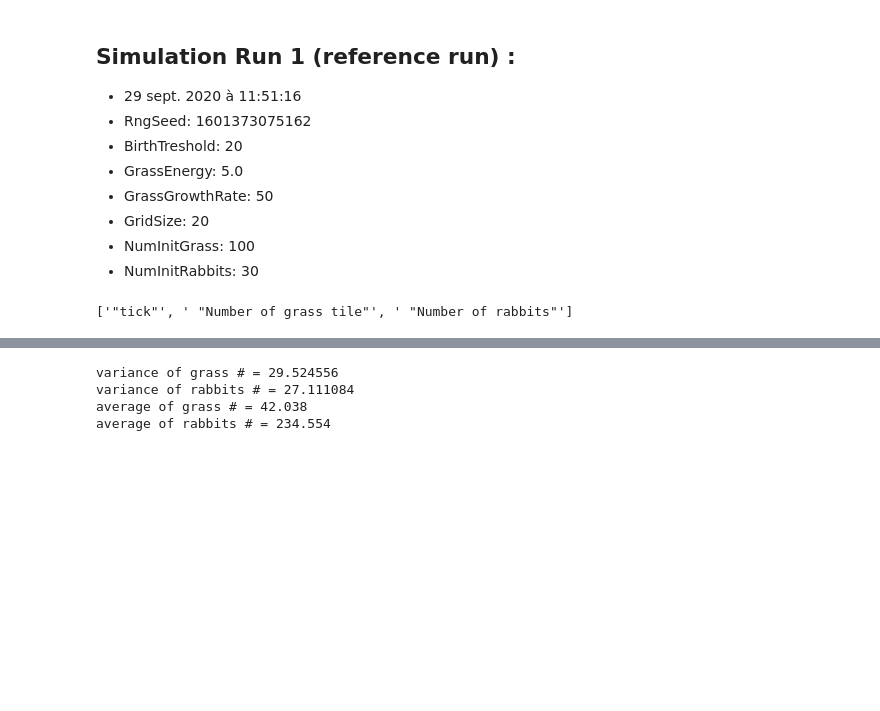
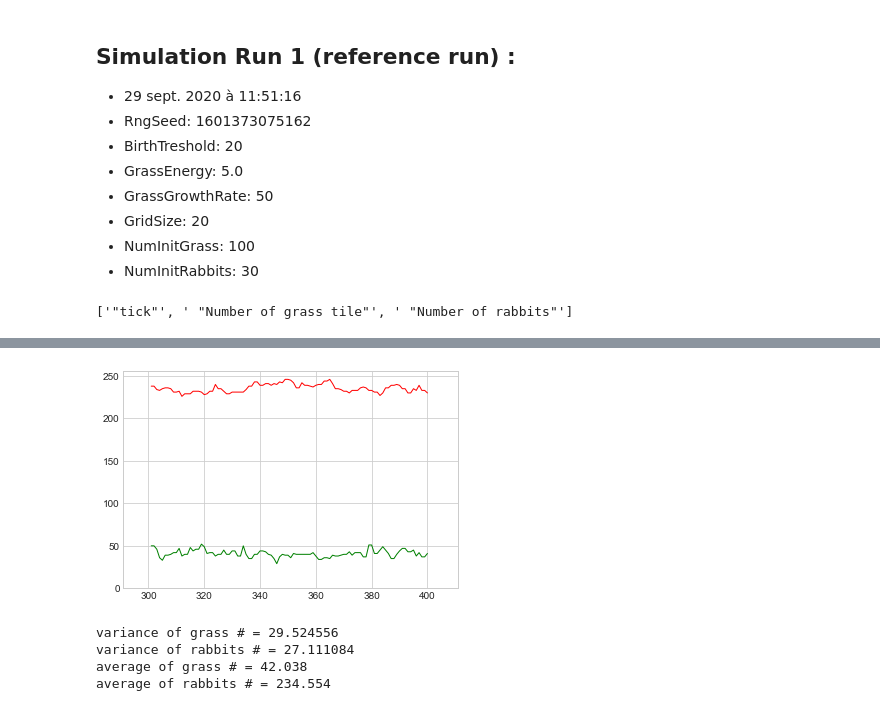
Before and after one commit to RenardDesNeiges/CS-430_1_Rabbits, a Jupyter notebook: report/plots/plot_notebook.ipynb, the cells around one changed output, grey strips where cells are left out. Cells and saved outputs as stored; diff of their text form; code cells hidden in the pictures; blank space fills up the shorter version.

```diff
--- a/report/plots/plot_notebook.ipynb
+++ b/report/plots/plot_notebook.ipynb
@@ -87,3 +89,8 @@ plotPop(ticks_1,grass_1,rabbits_1,400,"sim1")
+# %%
+# plotting the reference simulation run's stable regime
+plotPop(ticks_1,grass_1,rabbits_1,300,100,"sim1_st")
+# %% [output]
+[figure, added]
 # %%
 #basic quantifiers of the first run
 
```
Also changed, not shown: parts of 8 cells of this notebook, 3 other files.
